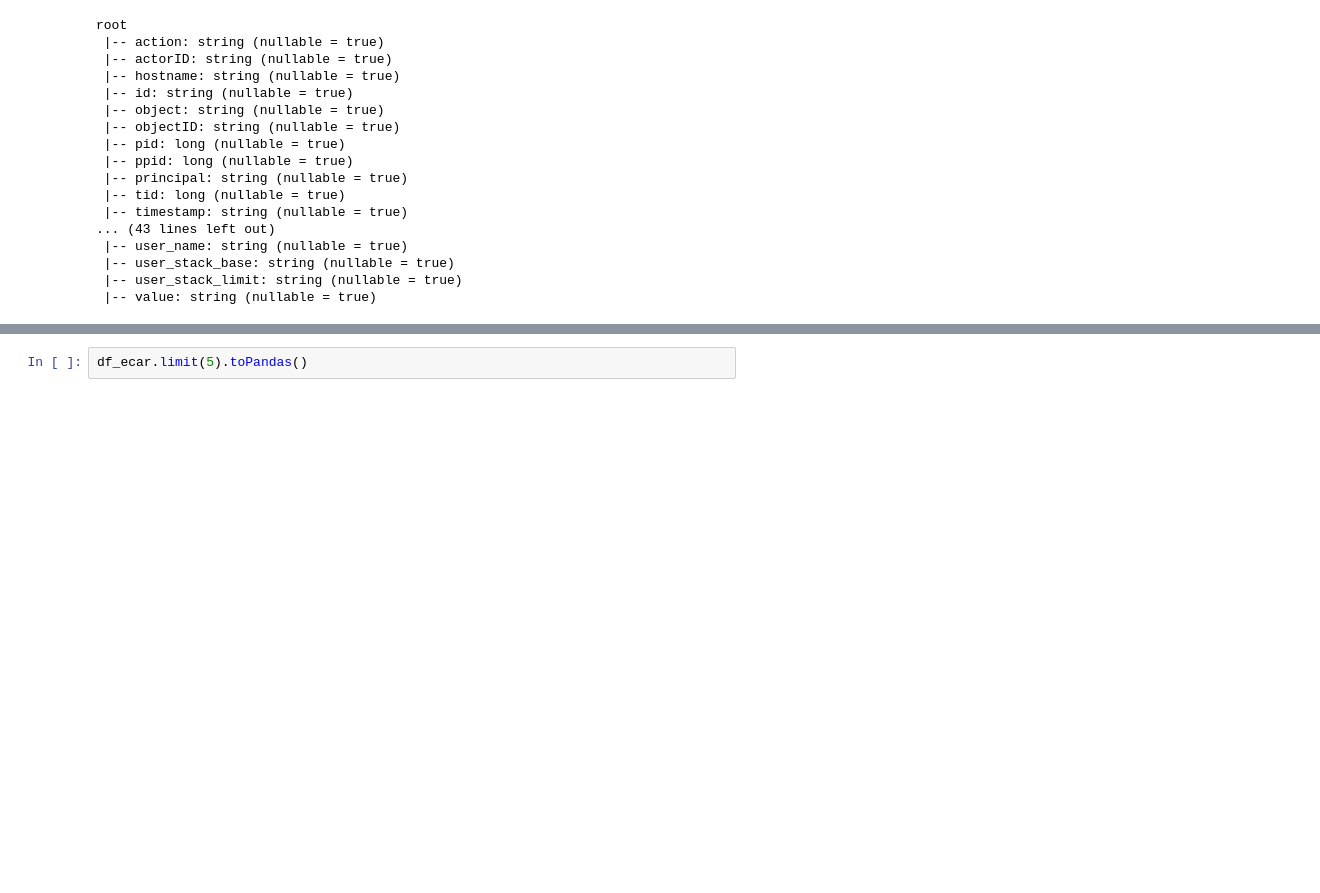
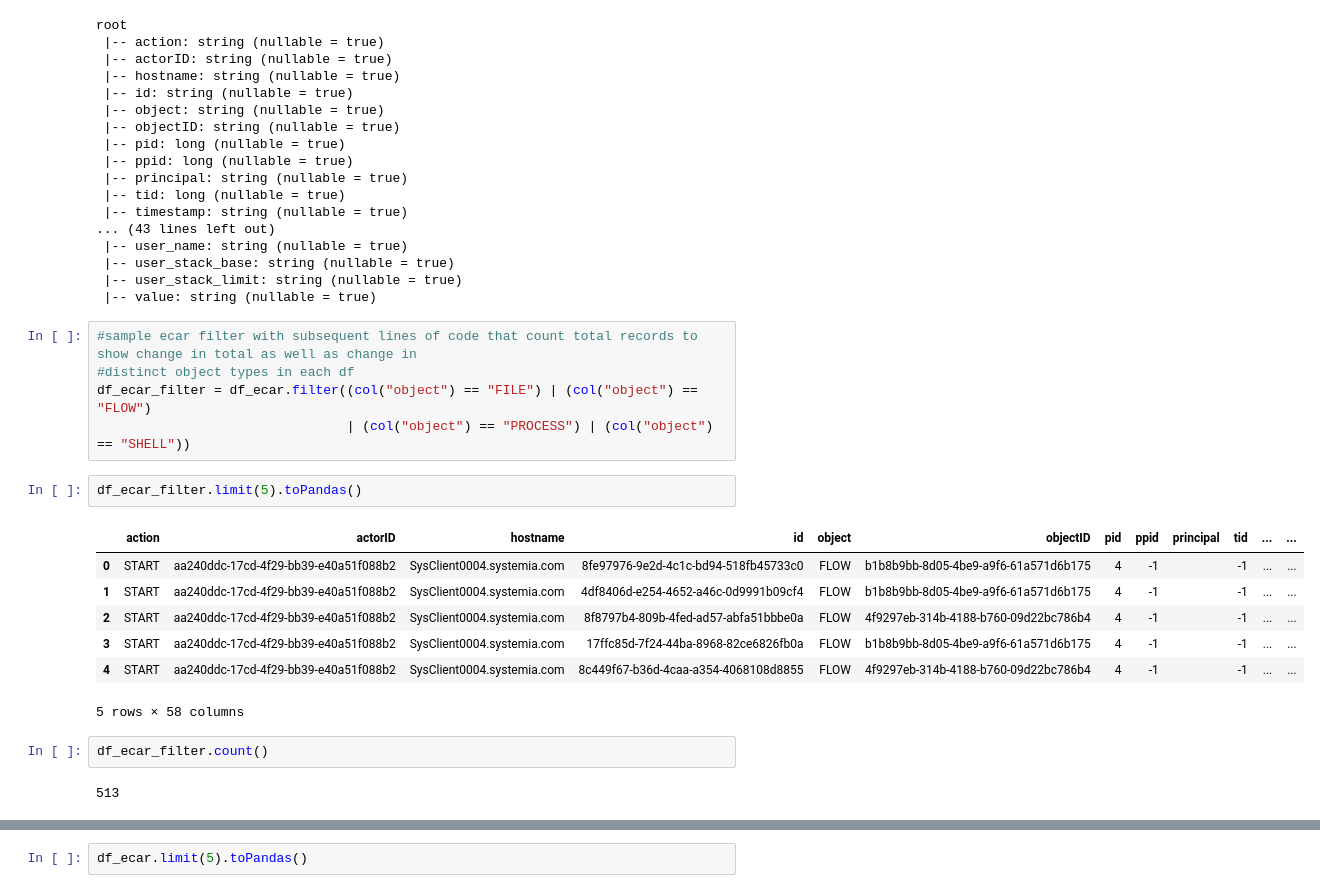
Before and after one commit to MBrend15/Public_Project_Repo, a Jupyter notebook: write_files-BCM.ipynb, the cells around one changed output, grey strips where cells are left out. Cells and saved outputs as stored; diff of their text form; blank space fills up the shorter version.

```diff
--- a/write_files-BCM.ipynb
+++ b/write_files-BCM.ipynb
@@ -196,3 +209,22 @@ root
  |-- user_stack_base: string (nullable = true)
  |-- user_stack_limit: string (nullable = true)
  |-- value: string (nullable = true)
+# %%
+#sample ecar filter with subsequent lines of code that count total records to show change in total as well as change in
+#distinct object types in each df
+df_ecar_filter = df_ecar.filter((col("object") == "FILE") | (col("object") == "FLOW")
+                                | (col("object") == "PROCESS") | (col("object") == "SHELL"))
+# %%
+df_ecar_filter.limit(5).toPandas()
+# %% [output]
+|  | action | actorID | hostname | id | object | objectID | pid | ppid | principal | tid | ... | ... |
+| 0 | START | aa240ddc-17cd-4f29-bb39-e40a51f088b2 | SysClient0004.systemia.com | 8fe97976-9e2d-4c1c-bd94-518fb45733c0 | FLOW | b1b8b9bb-8d05-4be9-a9f6-61a571d6b175 | 4 | -1 |  | -1 | ... | ... |
+| 1 | START | aa240ddc-17cd-4f29-bb39-e40a51f088b2 | SysClient0004.systemia.com | 4df8406d-e254-4652-a46c-0d9991b09cf4 | FLOW | b1b8b9bb-8d05-4be9-a9f6-61a571d6b175 | 4 | -1 |  | -1 | ... | ... |
+| 2 | START | aa240ddc-17cd-4f29-bb39-e40a51f088b2 | SysClient0004.systemia.com | 8f8797b4-809b-4fed-ad57-abfa51bbbe0a | FLOW | 4f9297eb-314b-4188-b760-09d22bc786b4 | 4 | -1 |  | -1 | ... | ... |
+| 3 | START | aa240ddc-17cd-4f29-bb39-e40a51f088b2 | SysClient0004.systemia.com | 17ffc85d-7f24-44ba-8968-82ce6826fb0a | FLOW | b1b8b9bb-8d05-4be9-a9f6-61a571d6b175 | 4 | -1 |  | -1 | ... | ... |
+| 4 | START | aa240ddc-17cd-4f29-bb39-e40a51f088b2 | SysClient0004.systemia.com | 8c449f67-b36d-4caa-a354-4068108d8855 | FLOW | 4f9297eb-314b-4188-b760-09d22bc786b4 | 4 | -1 |  | -1 | ... | ... |
+5 rows × 58 columns
+# %%
+df_ecar_filter.count()
+# %% [output]
+513
```
Also changed, not shown: parts of 12 cells of this notebook, 7 other files.
